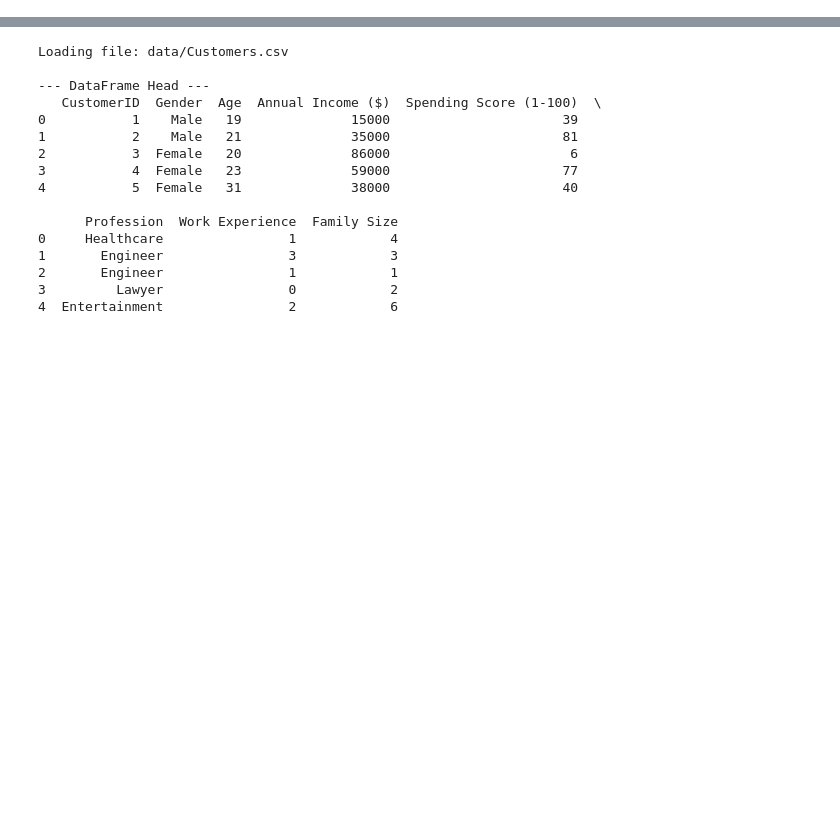
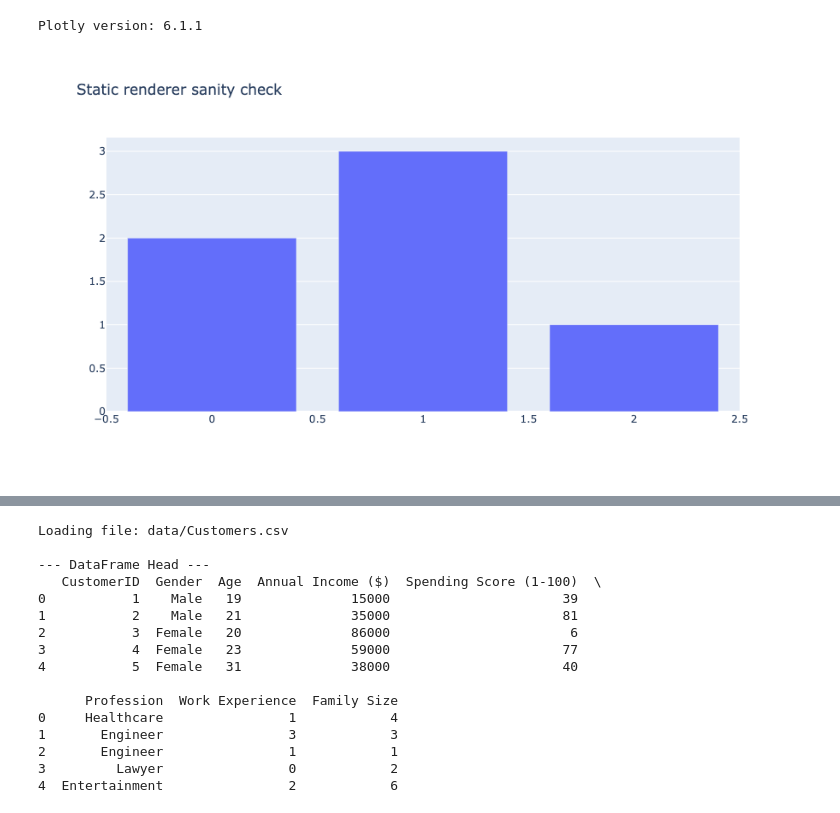
Before and after one commit to htadicha/NLP-Sentiment-Analysis--Product-Movie-Reviews, a Jupyter notebook: analysis.ipynb, the cells around one changed output, grey strips where cells are left out. Saved outputs shown, nothing was run; the diff lists cells and outputs as text; code cells hidden in the pictures; blank space fills up the shorter version.

Commit message:
Render Plotly outputs as static images

```diff
--- a/analysis.ipynb
+++ b/analysis.ipynb
@@ -3,0 +7,6 @@
+# %%
+import plotly
+
+print(f"Plotly version: {plotly.__version__}")
+# %% [output]
+Plotly version: 6.1.1
@@ -4,3 +24,11 @@
+# %%
+import plotly.graph_objects as go
+
+_preview_fig = go.Figure(data=go.Bar(y=[2, 3, 1]))
+_preview_fig.update_layout(title="Static renderer sanity check")
+_preview_fig.show()
+# %% [output]
+[figure, added]
 # %%
 import os
 import re
```
Also changed, not shown: parts of 5 cells of this notebook.
